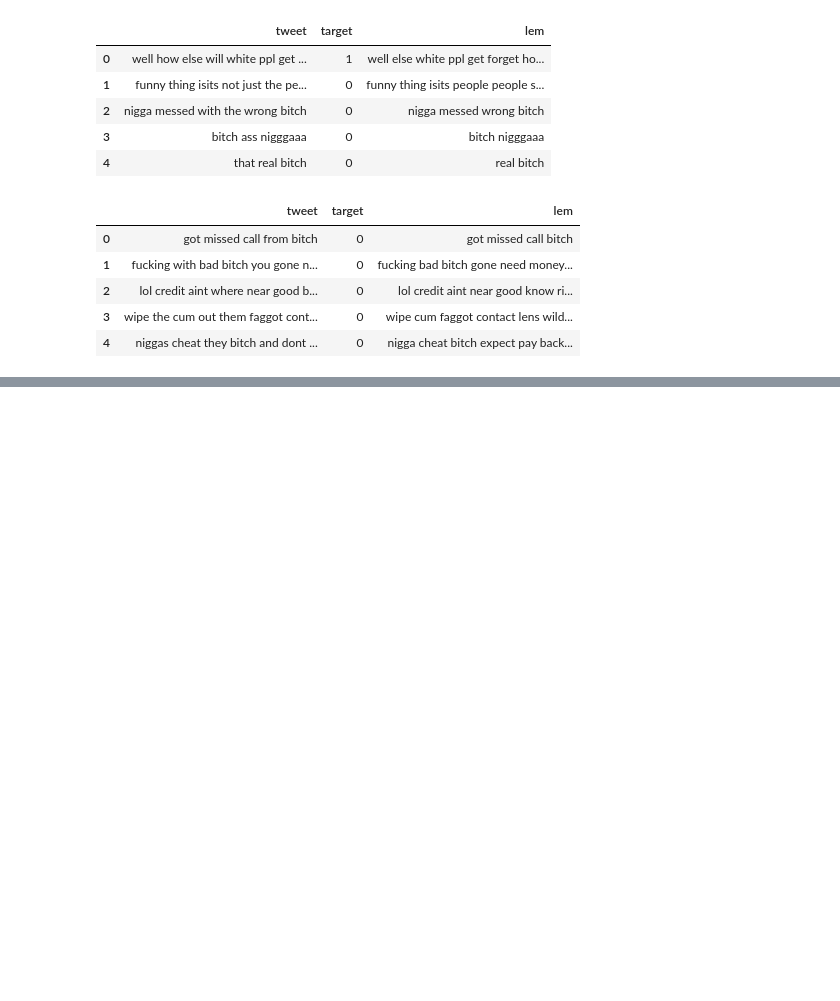
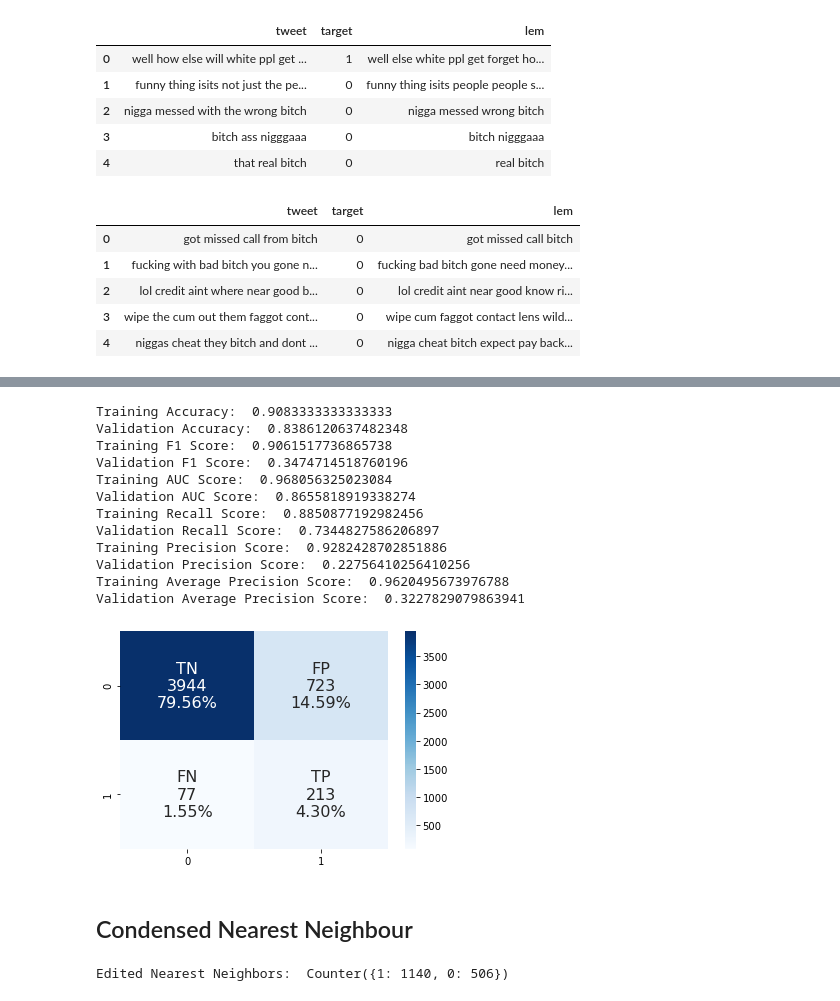
Before and after one commit to datascisteven/Twitter-Sentiment-Analysis, a Jupyter notebook: notebooks_steven/modeling.ipynb, the cells around one changed output, grey strips where cells are left out. Drawn from its saved outputs; the diff is of its cells as text; code cells hidden in the pictures; blank space fills up the shorter version.

```diff
--- a/notebooks_steven/modeling.ipynb
+++ b/notebooks_steven/modeling.ipynb
@@ -156,0 +194,28 @@ Validation Average Precision Score:  0.3497021490008816
+# %%
+log2 = LogisticRegression().fit(X_tr_rus, y_tr_rus)
+y_pr_log2_tr = log2.predict(X_tr_rus)
+y_pr_log2_val = log2.predict(tfidf_val)
+get_metrics(X_tr_rus, y_tr_rus, tfidf_val, y_val, y_pr_log2_tr, y_pr_log2_val, log2)
+# %% [output]
+Training Accuracy:  0.9083333333333333
+Validation Accuracy:  0.8386120637482348
+Training F1 Score:  0.9061517736865738
+Validation F1 Score:  0.3474714518760196
+Training AUC Score:  0.968056325023084
+Validation AUC Score:  0.8655818919338274
+Training Recall Score:  0.8850877192982456
+Validation Recall Score:  0.7344827586206897
+Training Precision Score:  0.9282428702851886
+Validation Precision Score:  0.22756410256410256
+Training Average Precision Score:  0.9620495673976788
+Validation Average Precision Score:  0.3227829079863941
+[figure, added]
+# %% [markdown]
+## Condensed Nearest Neighbour
+# %%
+cnn = CondensedNearestNeighbour(n_neighbors=2)
+X_tr_cnn, y_tr_cnn = cnn.fit_resample(tfidf_tr, y_tr)
+counter_cnn = Counter(y_tr_cnn)
+print("Condensed Nearest Neighbors: ", counter_cnn)
+# %% [output]
+Edited Nearest Neighbors:  Counter({1: 1140, 0: 506})
```
Also changed, not shown: parts of 26 cells of this notebook, 1 other file.
